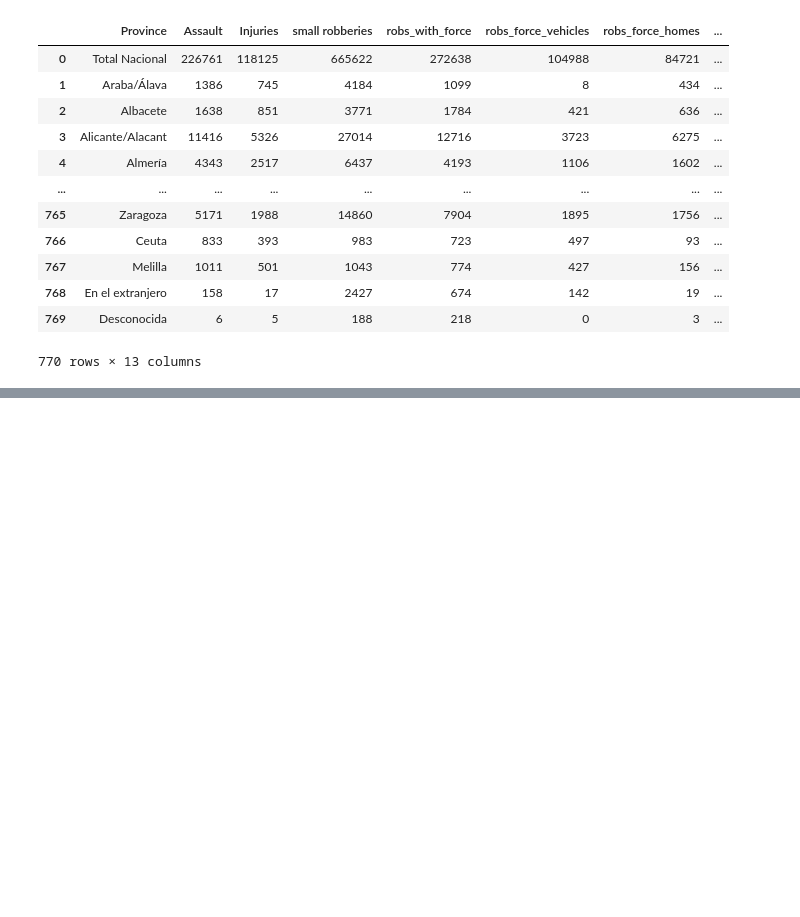
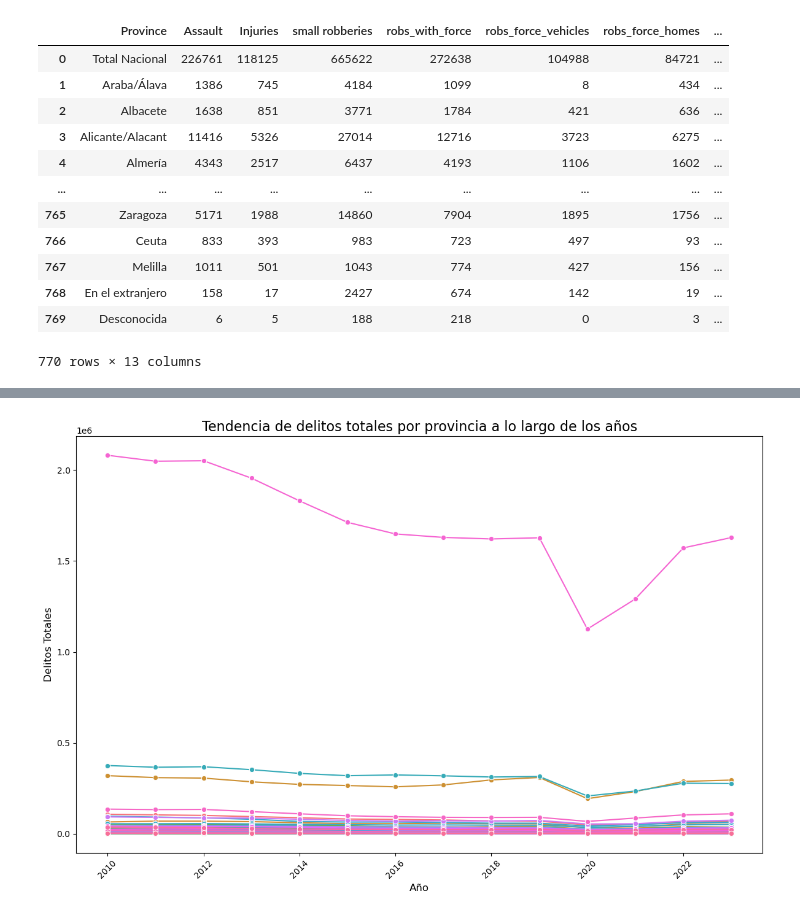
Before and after one commit to LuisHRF/Home-Insurance-Study-Project, a Jupyter notebook: main.ipynb, the cells around one changed output, grey strips where cells are left out. Drawn from its saved outputs; the diff is of its cells as text; code cells hidden in the pictures; blank space fills up the shorter version.

```diff
--- a/main.ipynb
+++ b/main.ipynb
@@ -347,0 +336,13 @@ import matplotlib.pyplot as plt
+# %%
+# Tenemos que agrupar todos los delitos por año y provincia
+
+columns_to_sum = ['Assault', 'Injuries', 'small robberies', 'robs_with_force',
+                  'robs_force_vehicles', 'robs_force_homes', 'robs_force_stores',
+                  'robs_violence_intimidation', 'robs_violence_publicways',
+                  'robs_violence_homes', 'robs_violence_stores']
+
+# Creamos una nueva columna que sume todos los delitos para cada provincia y año
+data_clean_years['total_crimes'] = data_clean_years[columns_to_sum].sum(axis=1)
+
+# Visualizamos el DataFrame con la nueva columna
+print(data_clean_years[['Province', 'year', 'total_crimes']])
@@ -347,0 +364,26 @@ import matplotlib.pyplot as plt
+# %%
+import matplotlib.pyplot as plt
+import seaborn as sns
+
+# Aseguramos que el DataFrame esté ordenado por provincia y año
+df_sorted = data_clean_years[['Province', 'year', 'total_crimes']].sort_values(by=['Province', 'year'])
+
+# Configuración del tamaño de la gráfica
+plt.figure(figsize=(12, 8))
+
+# Graficamos las tendencias de cada provincia
+sns.lineplot(data=df_sorted, x='year', y='total_crimes', hue='Province', marker='o', legend=False)
+
+# Ajustamos el título y las etiquetas
+plt.title('Tendencia de delitos totales por provincia a lo largo de los años', fontsize=16)
+plt.xlabel('Año', fontsize=12)
+plt.ylabel('Delitos Totales', fontsize=12)
+
+# Mejoramos la visualización de los ticks en el eje X
+plt.xticks(rotation=45)
+
+# Mostramos la gráfica
+plt.tight_layout()
+plt.show()
+# %% [output]
+[figure, added]
```
Also changed, not shown: parts of 12 cells of this notebook.
